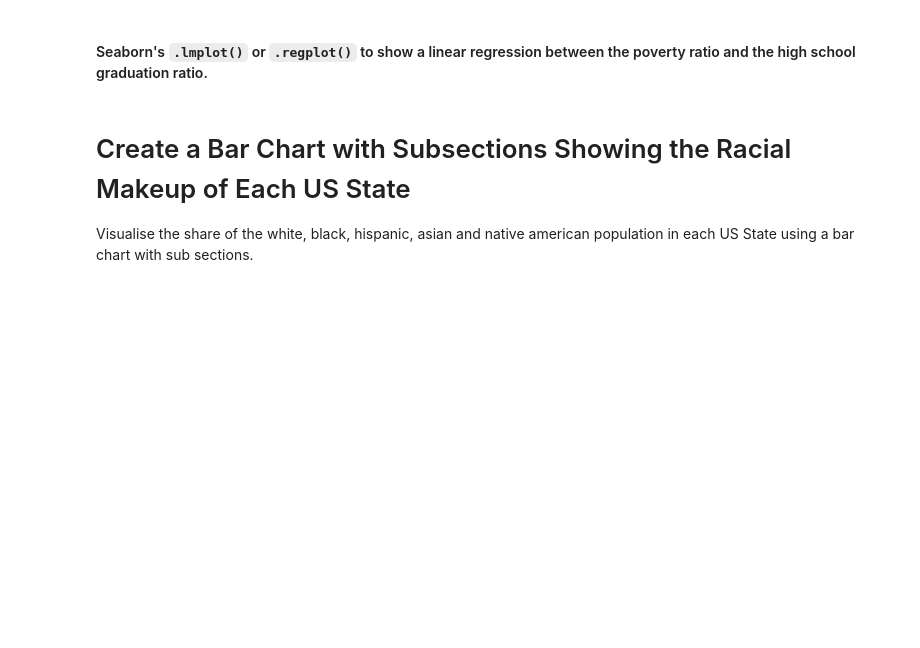
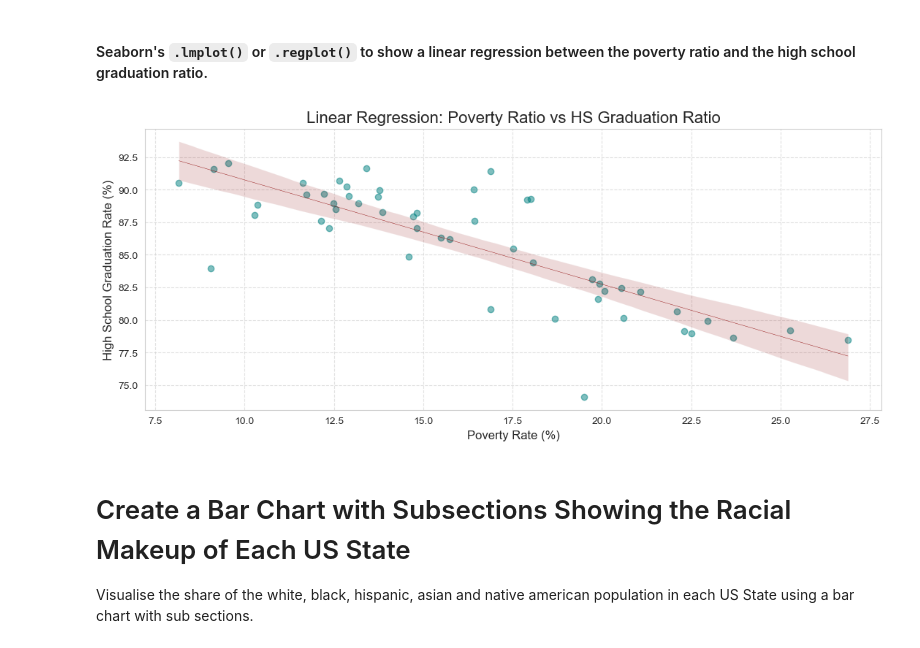
Before and after one commit to CyberWol-12/Fatal_Force, a Jupyter notebook: Fatal_Force_(start).ipynb, the cells around one changed output. Drawn from its saved outputs; the diff is of its cells as text; code cells hidden in the pictures; blank space fills up the shorter version.

Commit message:
linear regression based problem

```diff
--- a/Fatal_Force_(start).ipynb
+++ b/Fatal_Force_(start).ipynb
@@ -315,5 +331,25 @@ relation_df = pd.DataFrame({
 # %% [markdown]
 #### Seaborn's `.lmplot()` or `.regplot()` to show a linear regression between the poverty ratio and the high school graduation ratio.
+# %%
+plt.figure(figsize=(13,5))
+
+sns.regplot(
+    data=relation_df,
+    x = 'Poverty_rate',
+    y = 'HS Graduation Rate',
+    scatter_kws={'alpha':0.5,'color':'teal'},#transparents the plot
+    line_kws={'color':'darkred','lw':0.3}
+)
+
+plt.title('Linear Regression: Poverty Ratio vs HS Graduation Ratio', fontsize=16)
+plt.xlabel('Poverty Rate (%)', fontsize=12)
+plt.ylabel('High School Graduation Rate (%)', fontsize=12)
+
+plt.grid(True,linestyle = '--',alpha = 0.6)
+
+plt.show()
+# %% [output]
+[figure, added]
 # %% [markdown]
 # Create a Bar Chart with Subsections Showing the Racial Makeup of Each US State
 
```
Also changed, not shown: parts of 3 cells of this notebook.
